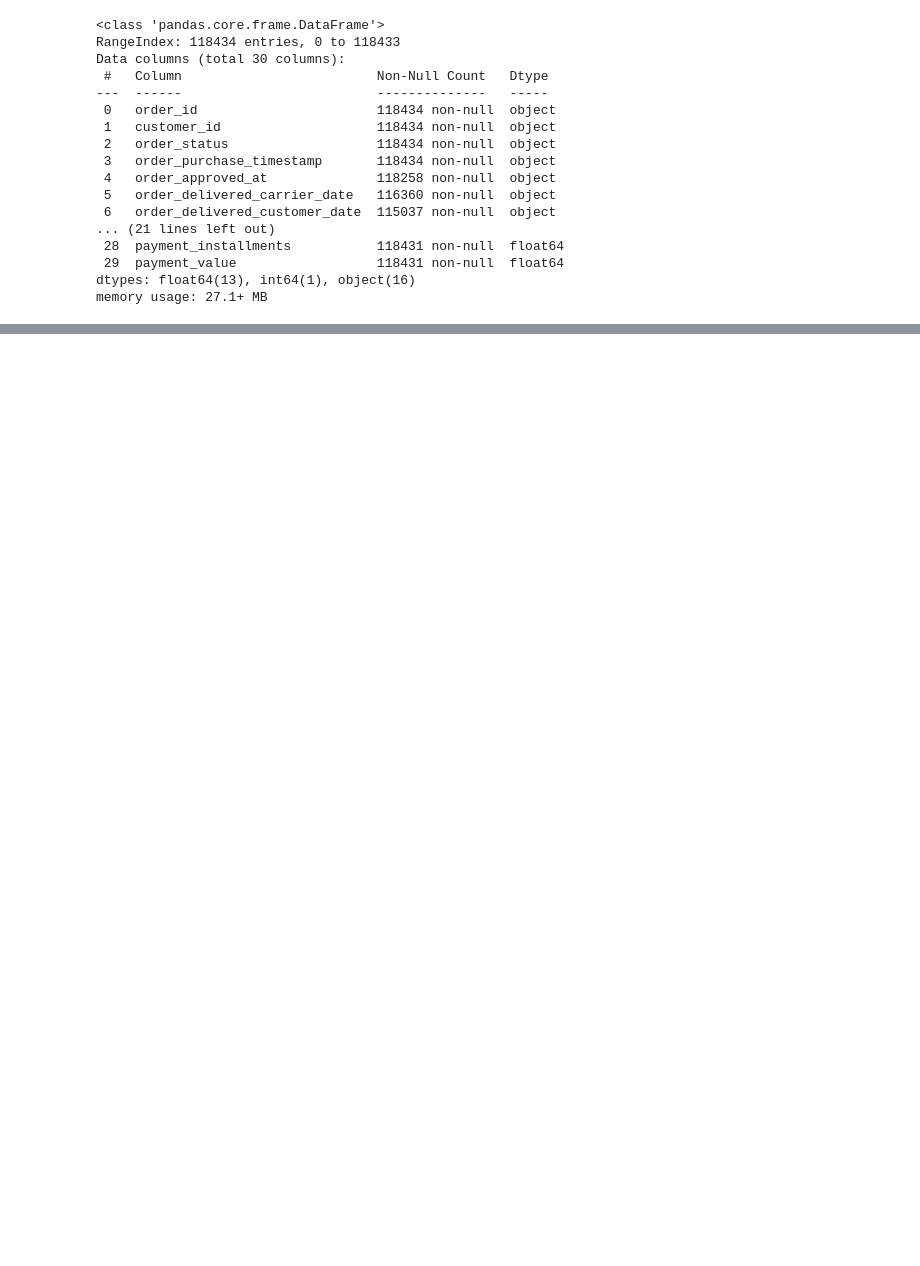
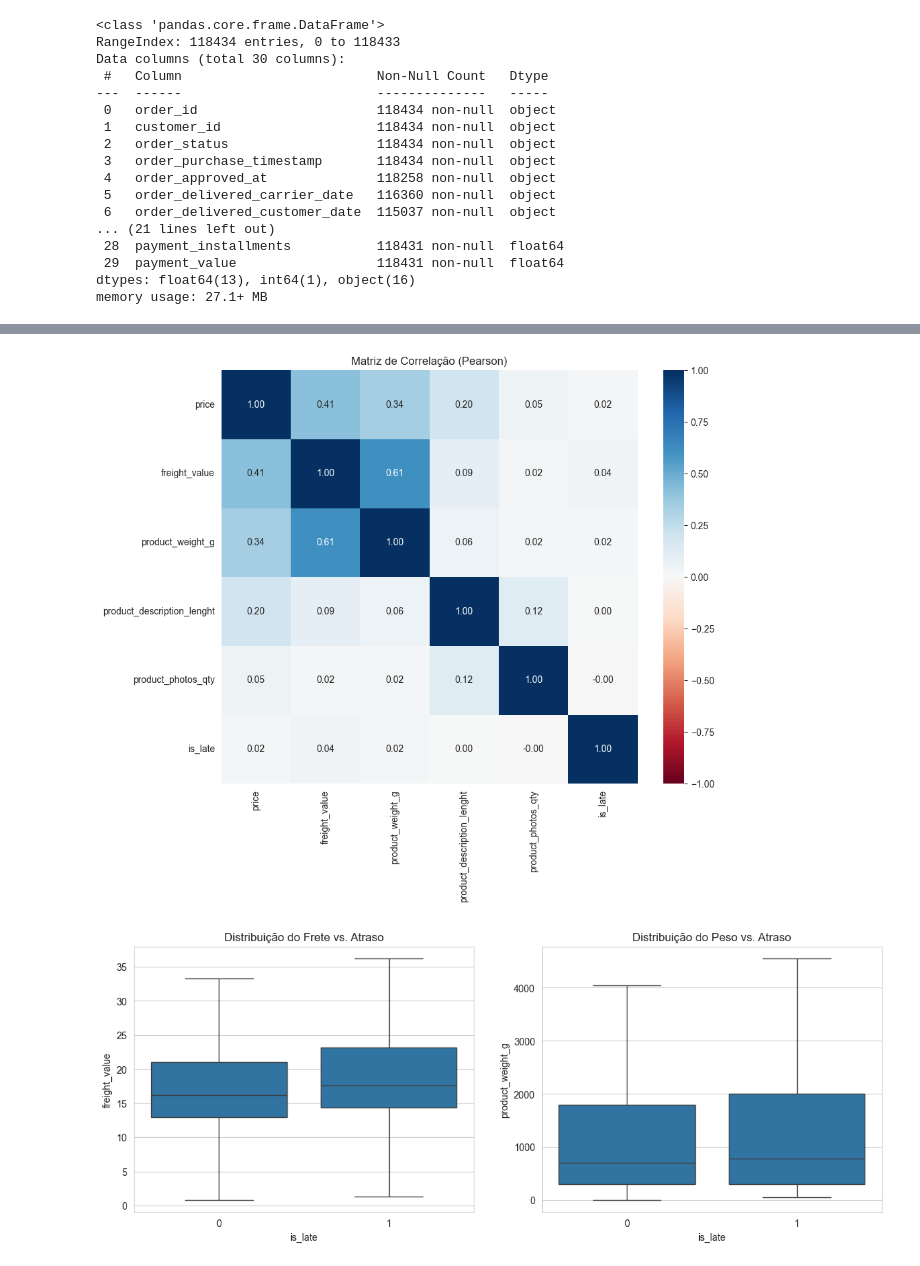
Before and after one commit to Radsfer/ia-trabalho-2025-2, a Jupyter notebook: notebooks/EDA.ipynb, the cells around one changed output, grey strips where cells are left out. Saved outputs shown, nothing was run; the diff lists cells and outputs as text; code cells hidden in the pictures; blank space fills up the shorter version.

```diff
--- a/notebooks/EDA.ipynb
+++ b/notebooks/EDA.ipynb
@@ -97,0 +168,26 @@ memory usage: 27.1+ MB
+# %%
+# Selecionar features numéricas relevantes
+cols_num = ['price', 'freight_value', 'product_weight_g',
+             'product_description_lenght', 'product_photos_qty', 'is_late']
+
+# Matriz de Correlação
+plt.figure(figsize=(10, 8))
+sns.heatmap(df_clean[cols_num].corr(), annot=True, cmap='RdBu', vmin=-1, vmax=1, fmt=".2f")
+plt.title('Matriz de Correlação (Pearson)')
+plt.show()
+
+# Boxplots para comparação visual
+plt.figure(figsize=(14, 5))
+
+plt.subplot(1, 2, 1)
+sns.boxplot(x='is_late', y='freight_value', data=df_clean, showfliers=False)
+plt.title('Distribuição do Frete vs. Atraso')
+
+plt.subplot(1, 2, 2)
+sns.boxplot(x='is_late', y='product_weight_g', data=df_clean, showfliers=False)
+plt.title('Distribuição do Peso vs. Atraso')
+
+plt.show()
+# %% [output]
+[figure, added]
+[figure, added]
```
Also changed, not shown: parts of 13 cells of this notebook, 13 other files.
